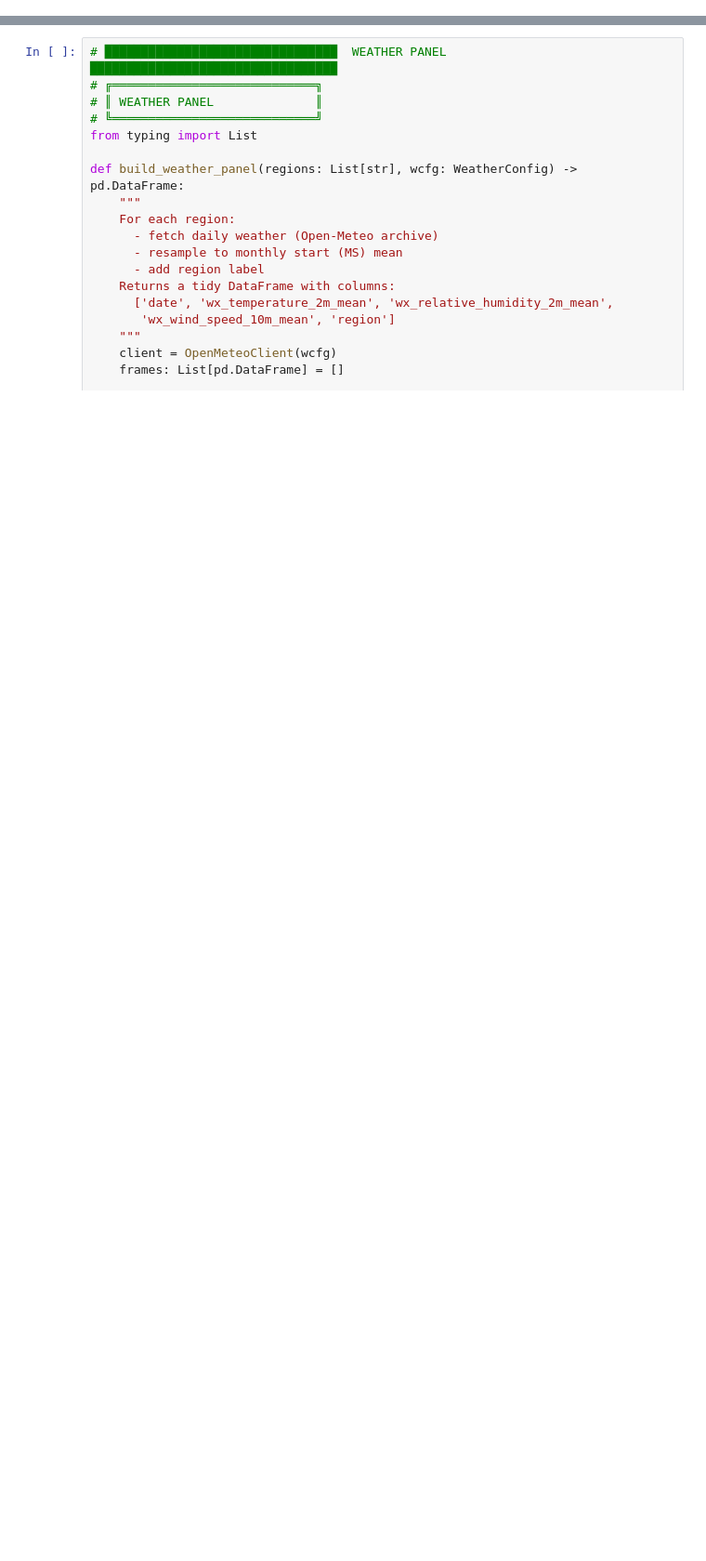
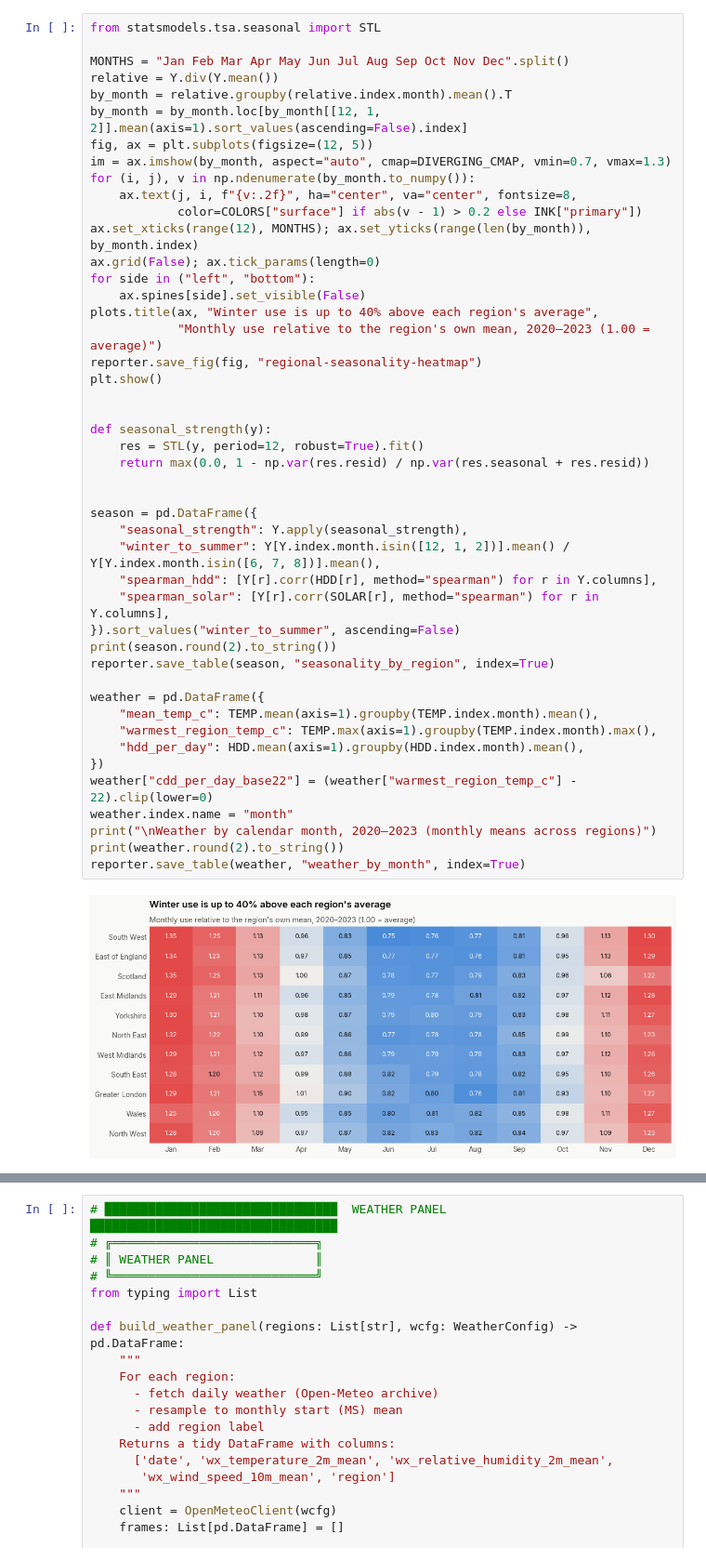
Before and after one commit to joshi-akanksha/Equitable-Energy-Load-Modeling, a Jupyter notebook: notebooks/2.1-aj-forecasting-regional.ipynb, the cells around one changed output, grey strips where cells are left out. Shown at 93% size. Drawn from its saved outputs; the diff is of its cells as text; blank space fills up the shorter version.

```diff
--- a/notebooks/2.1-aj-forecasting-regional.ipynb
+++ b/notebooks/2.1-aj-forecasting-regional.ipynb
@@ -358,0 +106,48 @@ Saved outputs/forecasts_2024_by_region.csv
+# %%
+from statsmodels.tsa.seasonal import STL
+
+MONTHS = "Jan Feb Mar Apr May Jun Jul Aug Sep Oct Nov Dec".split()
+relative = Y.div(Y.mean())
+by_month = relative.groupby(relative.index.month).mean().T
+by_month = by_month.loc[by_month[[12, 1, 2]].mean(axis=1).sort_values(ascending=False).index]
+fig, ax = plt.subplots(figsize=(12, 5))
+im = ax.imshow(by_month, aspect="auto", cmap=DIVERGING_CMAP, vmin=0.7, vmax=1.3)
+for (i, j), v in np.ndenumerate(by_month.to_numpy()):
+    ax.text(j, i, f"{v:.2f}", ha="center", va="center", fontsize=8,
+            color=COLORS["surface"] if abs(v - 1) > 0.2 else INK["primary"])
+ax.set_xticks(range(12), MONTHS); ax.set_yticks(range(len(by_month)), by_month.index)
+ax.grid(False); ax.tick_params(length=0)
+for side in ("left", "bottom"):
+    ax.spines[side].set_visible(False)
+plots.title(ax, "Winter use is up to 40% above each region's average",
+            "Monthly use relative to the region's own mean, 2020–2023 (1.00 = average)")
+reporter.save_fig(fig, "regional-seasonality-heatmap")
+plt.show()
+
+
+def seasonal_strength(y):
+    res = STL(y, period=12, robust=True).fit()
+    return max(0.0, 1 - np.var(res.resid) / np.var(res.seasonal + res.resid))
+
+
+season = pd.DataFrame({
+    "seasonal_strength": Y.apply(seasonal_strength),
+    "winter_to_summer": Y[Y.index.month.isin([12, 1, 2])].mean() / Y[Y.index.month.isin([6, 7, 8])].mean(),
+    "spearman_hdd": [Y[r].corr(HDD[r], method="spearman") for r in Y.columns],
+    "spearman_solar": [Y[r].corr(SOLAR[r], method="spearman") for r in Y.columns],
+}).sort_values("winter_to_summer", ascending=False)
+print(season.round(2).to_string())
+reporter.save_table(season, "seasonality_by_region", index=True)
+
+weather = pd.DataFrame({
+    "mean_temp_c": TEMP.mean(axis=1).groupby(TEMP.index.month).mean(),
+    "warmest_region_temp_c": TEMP.max(axis=1).groupby(TEMP.index.month).max(),
+    "hdd_per_day": HDD.mean(axis=1).groupby(HDD.index.month).mean(),
+})
+weather["cdd_per_day_base22"] = (weather["warmest_region_temp_c"] - 22).clip(lower=0)
+weather.index.name = "month"
+print("\nWeather by calendar month, 2020–2023 (monthly means across regions)")
+print(weather.round(2).to_string())
+reporter.save_table(weather, "weather_by_month", index=True)
+# %% [output]
+[figure, added]
```
Also changed, not shown: parts of 38 cells of this notebook, 5 other files.
